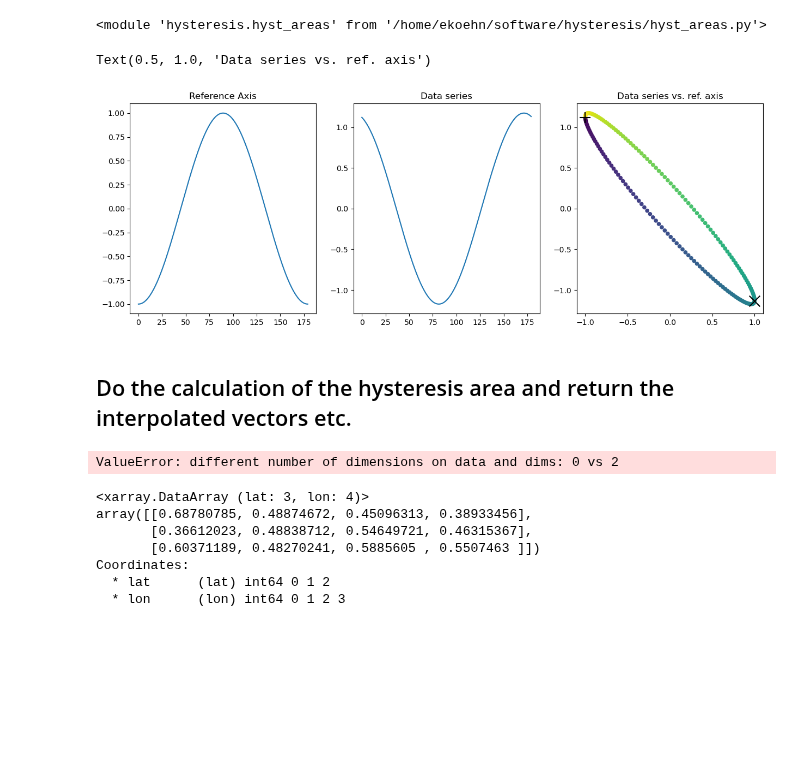
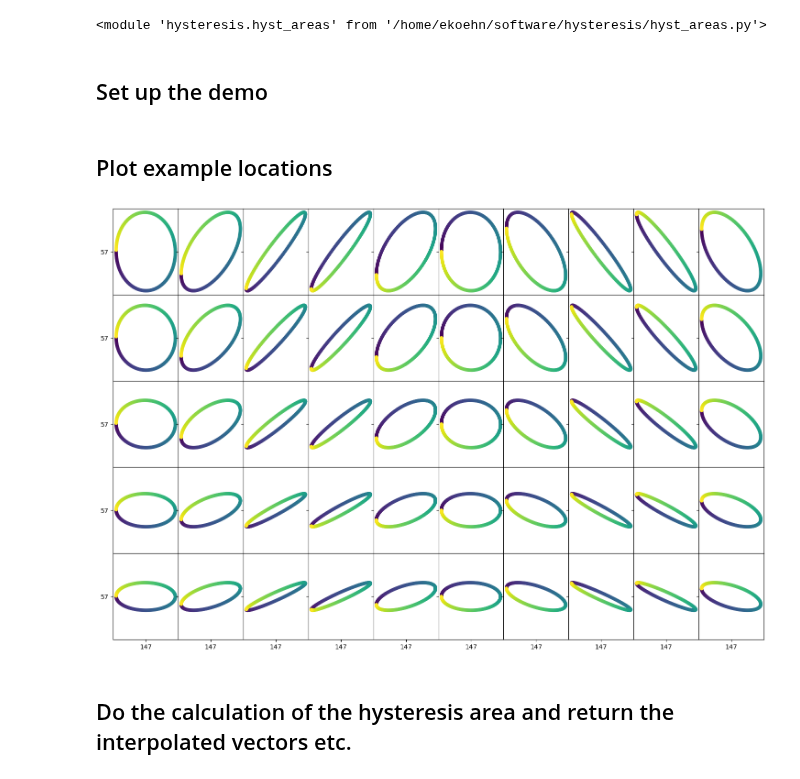
Before and after one commit to eikekoehn/hysteresis, a Jupyter notebook: demo_3d.ipynb, the cells around one changed output. Drawn from its saved outputs; the diff is of its cells as text; code cells hidden in the pictures; blank space fills up the shorter version.

Commit message:
add demo_3d

```diff
--- a/demo_3d.ipynb
+++ b/demo_3d.ipynb
@@ -11,6 +18,8 @@ from hysteresis import hyst_areas as ha
 importlib.reload(ha)
 # %% [output]
 <module 'hysteresis.hyst_areas' from '/home/ekoehn/software/hysteresis/hyst_areas.py'>
+# %% [markdown]
+## Set up the demo
 # %%
 # Define dimensions
 n_years = 180
@@ -47,54 +57,25 @@ ref_axis = np.sin(np.linspace(-np.pi/2,3/2*np.pi,n_years)) # strictly monotonica
-# %%
-data_series = da.isel(lat=-20,lon=-21)
-fig, ax = plt.subplots(1,3,figsize=(15,5))
-ax[0].plot(ref_axis)
-ax[0].set_title('Reference Axis')
-ax[1].plot(data_series)
-ax[1].set_title('Data series')
-ax[2].scatter(ref_axis,data_series,20,np.arange(n_years))
-#find argmax of ref_axis
-argmini = np.argmin(ref_axis)
-argmaxi = np.argmax(ref_axis)
-ax[2].scatter(ref_axis[argmini],data_series[argmini],200,'k',marker='+')
-ax[2].scatter(ref_axis[argmaxi],data_series[argmaxi],200,'k',marker='x')
-ax[2].set_title('Data series vs. ref. axis')
-# %% [output]
-Text(0.5, 1.0, 'Data series vs. ref. axis')
-[figure, removed]
+# %% [markdown]
+## Plot example locations
+# %%
+res = 10
+fig,ax = plt.subplots(int(n_lat/res),int(n_lon/res),sharex=True,sharey=True,figsize=(15,10))
+plt.tight_layout()
+plt.subplots_adjust(wspace=0,hspace=0)
+
+for lati,lat in enumerate(lats[::res]):
+    for loni,lon in enumerate(lons[::res]):
+        # "flip" the lati to have the right order from "north" to "south" in the way the subplots appear
+        lati2 = np.size(lats[::res])-lati-1
+        ax[lati2,loni].scatter(ref_axis,da.sel(lat=lat,lon=lon),20,np.arange(n_years))
+        ax[-1,loni].set_xticks([0])
+        ax[-1,loni].set_xticklabels([f'{lon:.0f}'])
+        ax[lati2,0].set_yticks([0])
+        ax[lati2,0].set_yticklabels([f'{lat:.0f}'])
+        #ax[lati2,loni].set_frame_on(False)
+# %% [output]
+[figure, added]
 # %% [markdown]
 ## Do the calculation of the hysteresis area and return the interpolated vectors etc.
 # %%
 normalizer = 'min_max_diff_full_cycle'
-ds = ha.calc_hysteresis_area_3D(ref_axis, data_series, nsteps=1000, normalizer=normalizer)
-#hysteresis_area, signed_hysteresis_area, normalized_hysteresis_area, normalizer_value,interpolated_rampup, interpolated_rampdown, ramping_vector = result
+ds = ha.calc_hysteresis_area_3D(ref_axis, da, nsteps=1000, normalizer=normalizer)
-# %% [output]
-ValueError: different number of dimensions on data and dims: 0 vs 2
-# %%
-# Create a test DataArray (random values for testing)
-years = np.arange(2000, 2010)  # Example year range
-latitudes = np.arange(0, 3)  # 3 latitude points
-longitudes = np.arange(0, 4)  # 4 longitude points
-
-# Create a DataArray with shape (10, 3, 4), i.e., 10 years, 3 latitudes, 4 longitudes
-data = np.random.rand(10, 3, 4)  # Random values between 0 and 1
-da = xr.DataArray(data, dims=["year", "lat", "lon"], coords={"year": years, "lat": latitudes, "lon": longitudes})
-
-# Apply mean along the 'year' dimension using apply_ufunc
-mean_result = xr.apply_ufunc(
-    np.mean,  # The function to apply
-    da,  # The DataArray to apply the function on
-    input_core_dims=[["year"]],  # The dimension to apply the function along (here it's "year")
-    output_core_dims=[[]],  # The output dimensions (after mean, it will be over lat and lon)
-    vectorize=True,  # Apply element-wise across lat/lon
-)
-
-# Check the result
-print(mean_result)
-# %% [output]
-<xarray.DataArray (lat: 3, lon: 4)>
-array([[0.68780785, 0.48874672, 0.45096313, 0.38933456],
-       [0.36612023, 0.48838712, 0.54649721, 0.46315367],
-       [0.60371189, 0.48270241, 0.5885605 , 0.5507463 ]])
-Coordinates:
-  * lat      (lat) int64 0 1 2
-  * lon      (lon) int64 0 1 2 3
```
Also changed, not shown: parts of 6 cells of this notebook.
